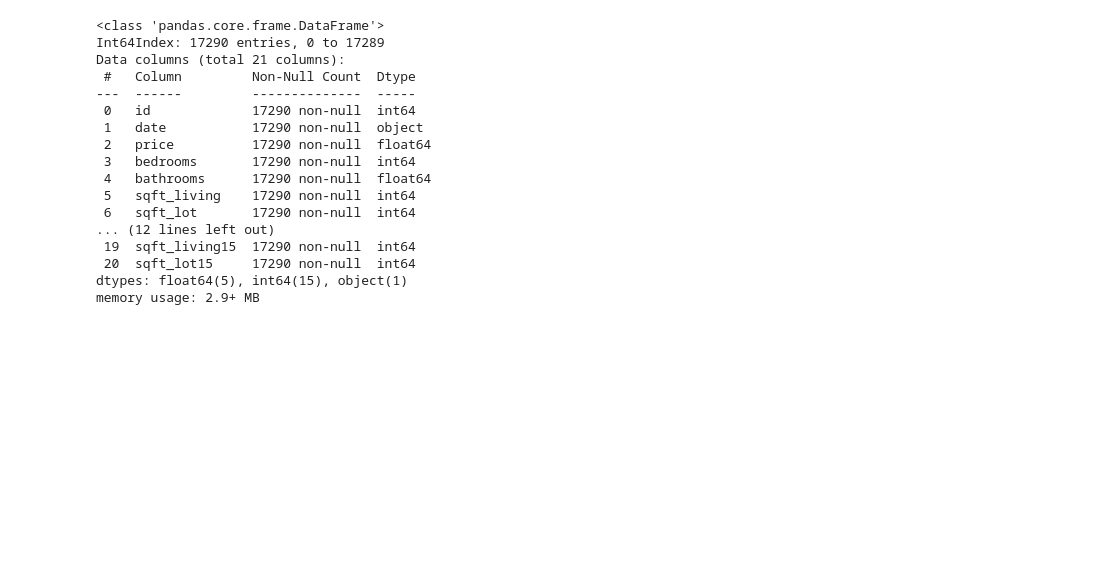
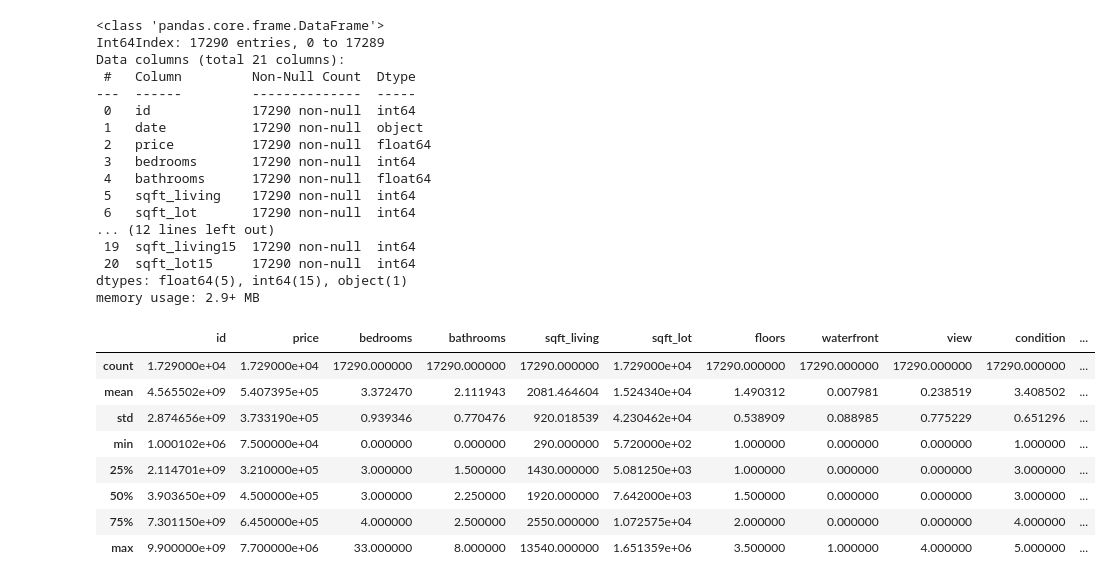
Before and after one commit to Ismaeltrevi/house-price-prediction, a Jupyter notebook: notebooks/EDA-and-feature-engineering.ipynb, the cells around one changed output. Saved outputs shown, nothing was run; the diff lists cells and outputs as text; code cells hidden in the pictures; blank space fills up the shorter version.

```diff
--- a/notebooks/EDA-and-feature-engineering.ipynb
+++ b/notebooks/EDA-and-feature-engineering.ipynb
@@ -84,3 +84,15 @@ Data columns (total 21 columns):
  20  sqft_lot15     17290 non-null  int64
 dtypes: float64(5), int64(15), object(1)
 memory usage: 2.9+ MB
+# %%
+df.describe()
+# %% [output]
+|  | id | price | bedrooms | bathrooms | sqft_living | sqft_lot | floors | waterfront | view | condition | ... |
+| count | 1.729000e+04 | 1.729000e+04 | 17290.000000 | 17290.000000 | 17290.000000 | 1.729000e+04 | 17290.000000 | 17290.000000 | 17290.000000 | 17290.000000 | ... |
+| mean | 4.565502e+09 | 5.407395e+05 | 3.372470 | 2.111943 | 2081.464604 | 1.524340e+04 | 1.490312 | 0.007981 | 0.238519 | 3.408502 | ... |
+| std | 2.874656e+09 | 3.733190e+05 | 0.939346 | 0.770476 | 920.018539 | 4.230462e+04 | 0.538909 | 0.088985 | 0.775229 | 0.651296 | ... |
+| min | 1.000102e+06 | 7.500000e+04 | 0.000000 | 0.000000 | 290.000000 | 5.720000e+02 | 1.000000 | 0.000000 | 0.000000 | 1.000000 | ... |
+| 25% | 2.114701e+09 | 3.210000e+05 | 3.000000 | 1.500000 | 1430.000000 | 5.081250e+03 | 1.000000 | 0.000000 | 0.000000 | 3.000000 | ... |
+| 50% | 3.903650e+09 | 4.500000e+05 | 3.000000 | 2.250000 | 1920.000000 | 7.642000e+03 | 1.500000 | 0.000000 | 0.000000 | 3.000000 | ... |
+| 75% | 7.301150e+09 | 6.450000e+05 | 4.000000 | 2.500000 | 2550.000000 | 1.072575e+04 | 2.000000 | 0.000000 | 0.000000 | 4.000000 | ... |
+| max | 9.900000e+09 | 7.700000e+06 | 33.000000 | 8.000000 | 13540.000000 | 1.651359e+06 | 3.500000 | 1.000000 | 4.000000 | 5.000000 | ... |
```
Also changed, not shown: parts of 19 cells of this notebook, 1 other file.
